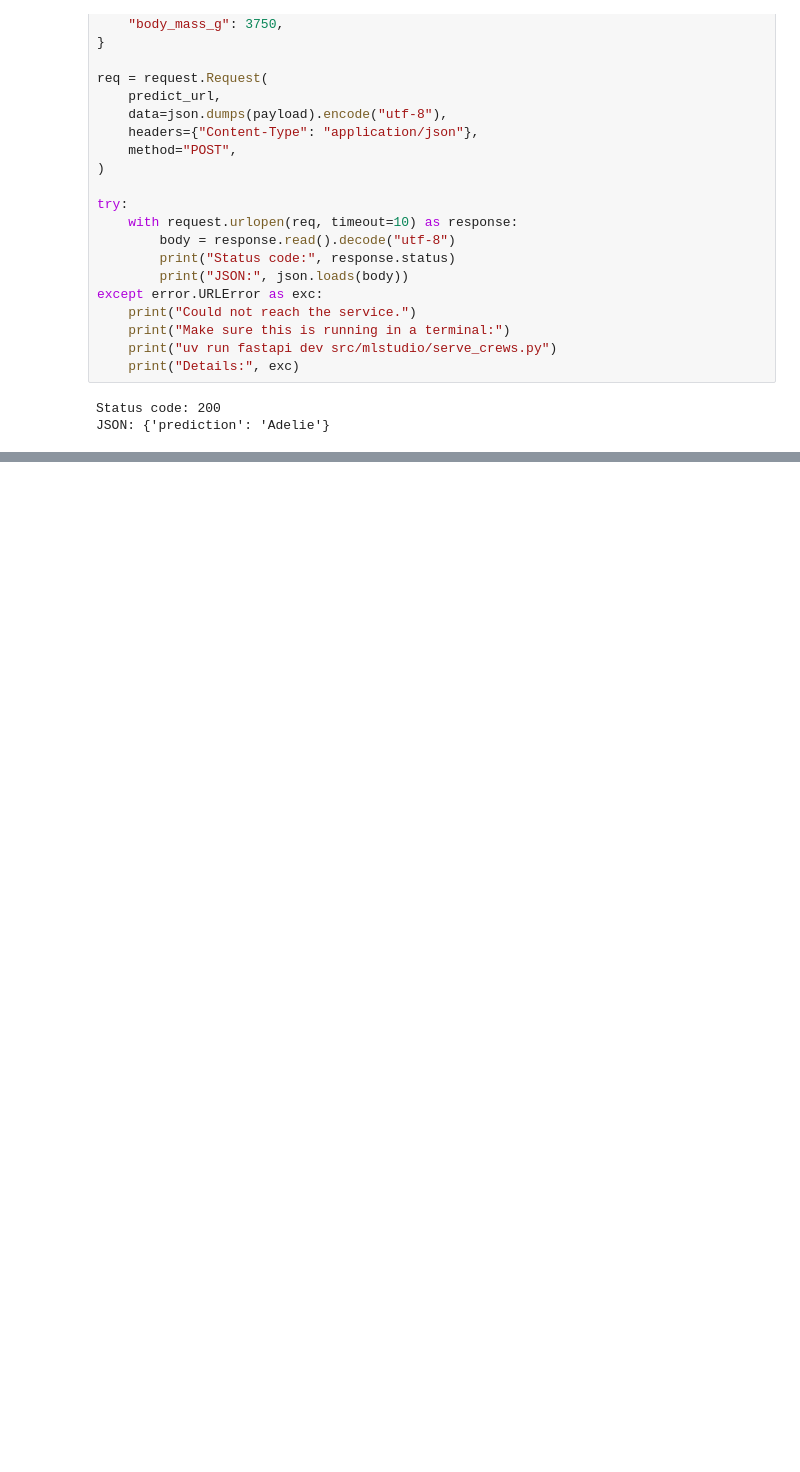
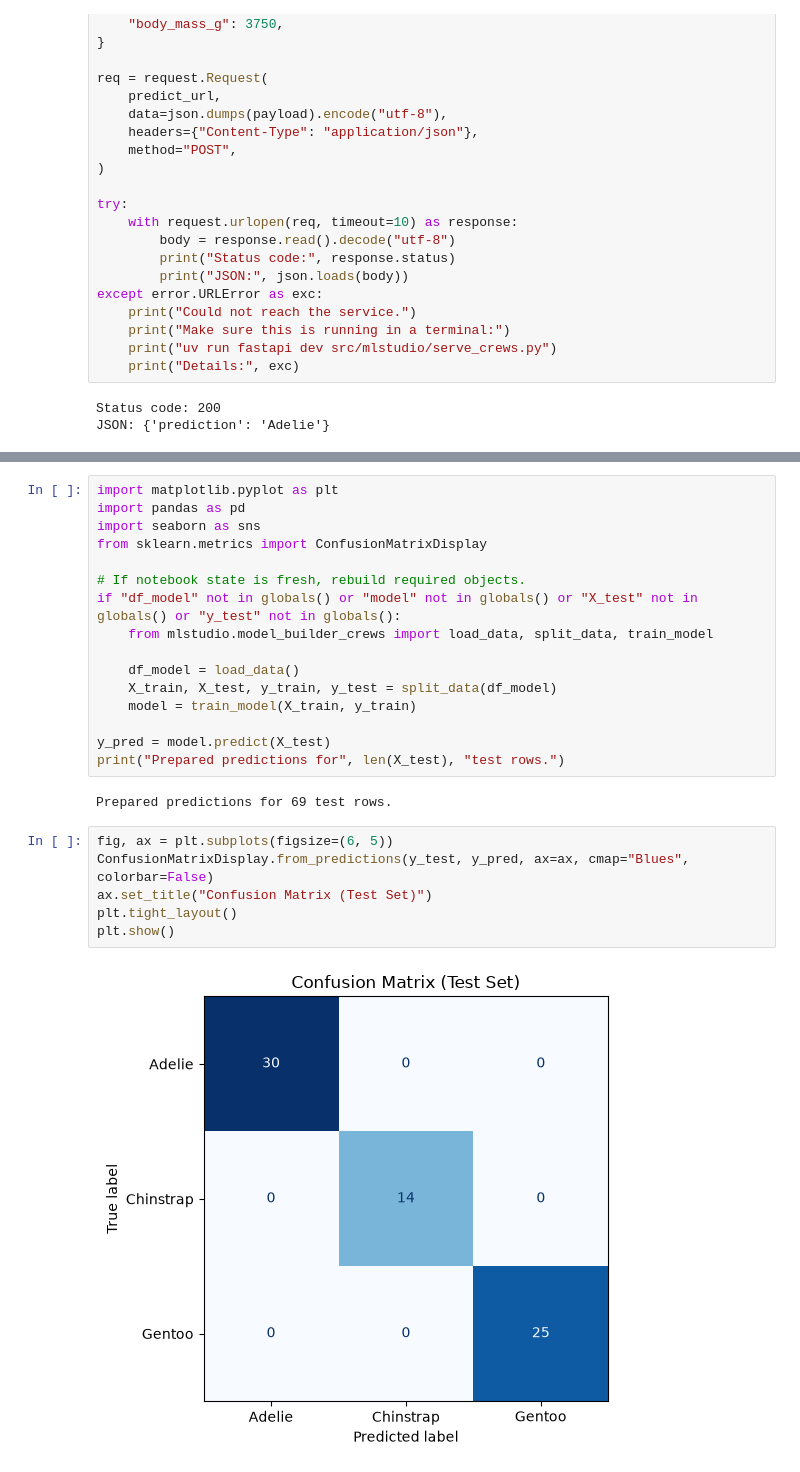
Before and after one commit to Angie-Crews/ml-06-serving, a Jupyter notebook: notebooks/ml_06_serve_model_crews.ipynb, the cells around one changed output, grey strips where cells are left out. Drawn from its saved outputs; the diff is of its cells as text; blank space fills up the shorter version.

Commit message:
Phase 5: add model visuals and documentation

```diff
--- a/notebooks/ml_06_serve_model_crews.ipynb
+++ b/notebooks/ml_06_serve_model_crews.ipynb
@@ -365,0 +370,26 @@ JSON: {'prediction': 'Adelie'}
+# %%
+import matplotlib.pyplot as plt
+import pandas as pd
+import seaborn as sns
+from sklearn.metrics import ConfusionMatrixDisplay
+
+# If notebook state is fresh, rebuild required objects.
+if "df_model" not in globals() or "model" not in globals() or "X_test" not in globals() or "y_test" not in globals():
+    from mlstudio.model_builder_crews import load_data, split_data, train_model
+
+    df_model = load_data()
+    X_train, X_test, y_train, y_test = split_data(df_model)
+    model = train_model(X_train, y_train)
+
+y_pred = model.predict(X_test)
+print("Prepared predictions for", len(X_test), "test rows.")
+# %% [output]
+Prepared predictions for 69 test rows.
+# %%
+fig, ax = plt.subplots(figsize=(6, 5))
+ConfusionMatrixDisplay.from_predictions(y_test, y_pred, ax=ax, cmap="Blues", colorbar=False)
+ax.set_title("Confusion Matrix (Test Set)")
+plt.tight_layout()
+plt.show()
+# %% [output]
+[figure, added]
```
Also changed, not shown: parts of 3 cells of this notebook, 2 other files.
